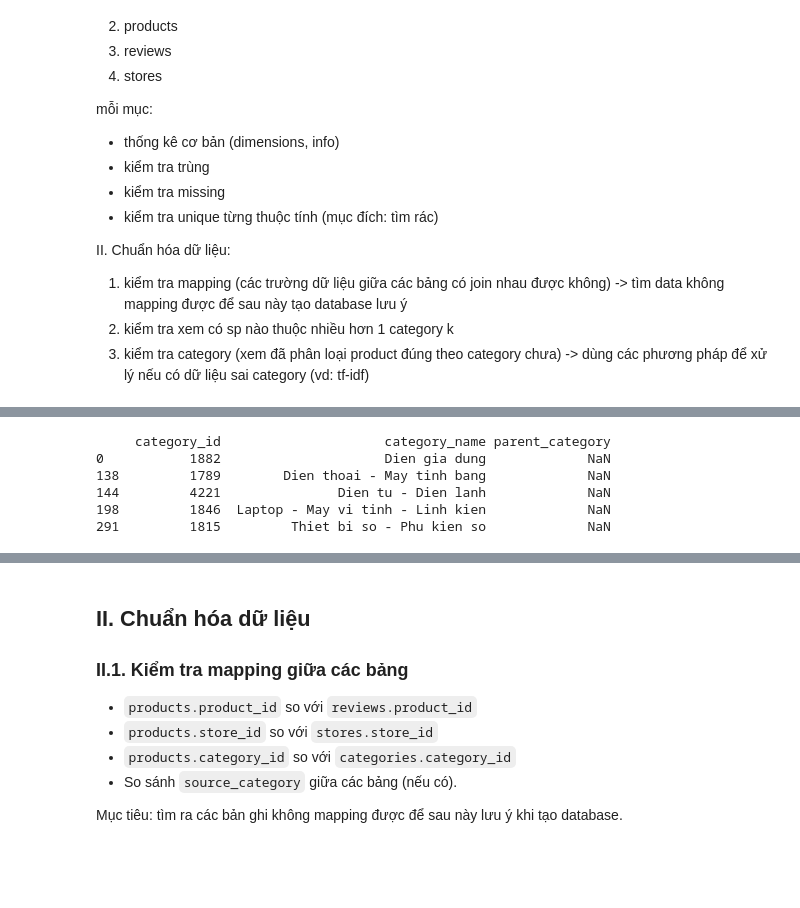
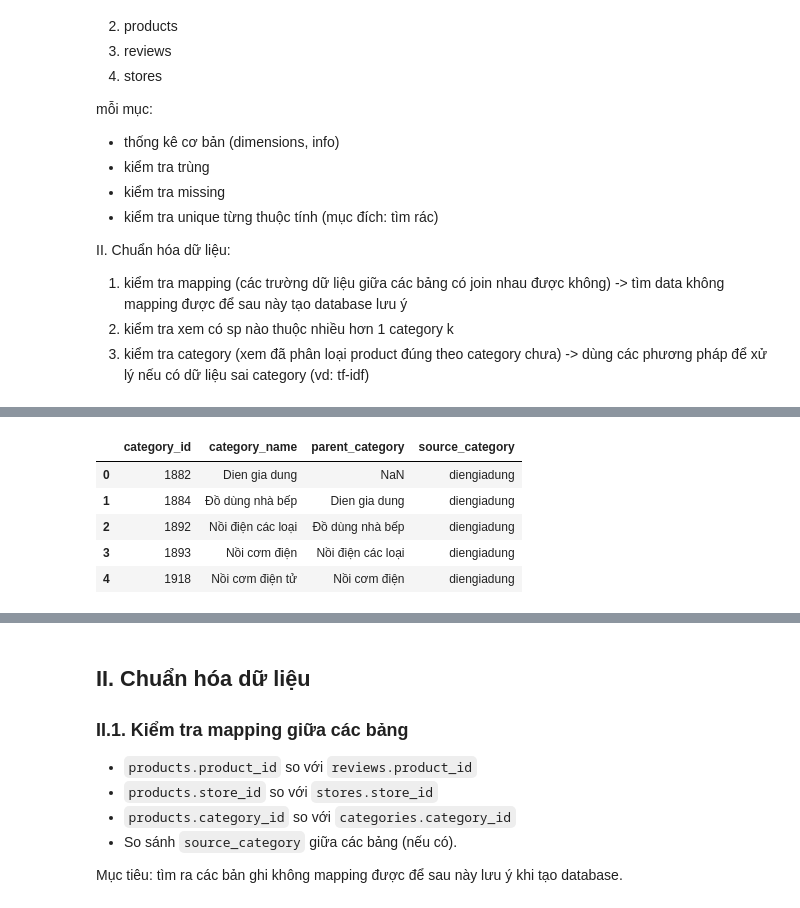
Before and after one commit to phuongth05/DV_LAB01, a Jupyter notebook: notebooks/01_preprocessing.ipynb, the cells around one changed output, grey strips where cells are left out. Cells and saved outputs as stored; diff of their text form; code cells hidden in the pictures; blank space fills up the shorter version.

```diff
--- a/notebooks/01_preprocessing.ipynb
+++ b/notebooks/01_preprocessing.ipynb
@@ -146,13 +61,0 @@ plt.show()
-# %%
-# giả sử đã có DataFrame categories
-root_mask = categories["parent_category"].isna() | (categories["parent_category"].str.strip() == "")
-root_categories = categories[root_mask]
-
-print(root_categories[["category_id", "category_name", "parent_category"]])
-# %% [output]
-     category_id                     category_name parent_category
-0           1882                     Dien gia dung             NaN
-138         1789        Dien thoai - May tinh bang             NaN
-144         4221               Dien tu - Dien lanh             NaN
-198         1846  Laptop - May vi tinh - Linh kien             NaN
-291         1815         Thiet bi so - Phu kien so             NaN
@@ -189,0 +62,9 @@ def analyze_table(name: str, df: pd.DataFrame, max_unique_print: int = 20):
+# %%
+df_category.head(5)
+# %% [output]
+|  | category_id | category_name | parent_category | source_category |
+| 0 | 1882 | Dien gia dung | NaN | diengiadung |
+| 1 | 1884 | Đồ dùng nhà bếp | Dien gia dung | diengiadung |
+| 2 | 1892 | Nồi điện các loại | Đồ dùng nhà bếp | diengiadung |
+| 3 | 1893 | Nồi cơm điện | Nồi điện các loại | diengiadung |
+| 4 | 1918 | Nồi cơm điện tử | Nồi cơm điện | diengiadung |
```
Also changed, not shown: parts of 21 cells of this notebook, 1 other file.
